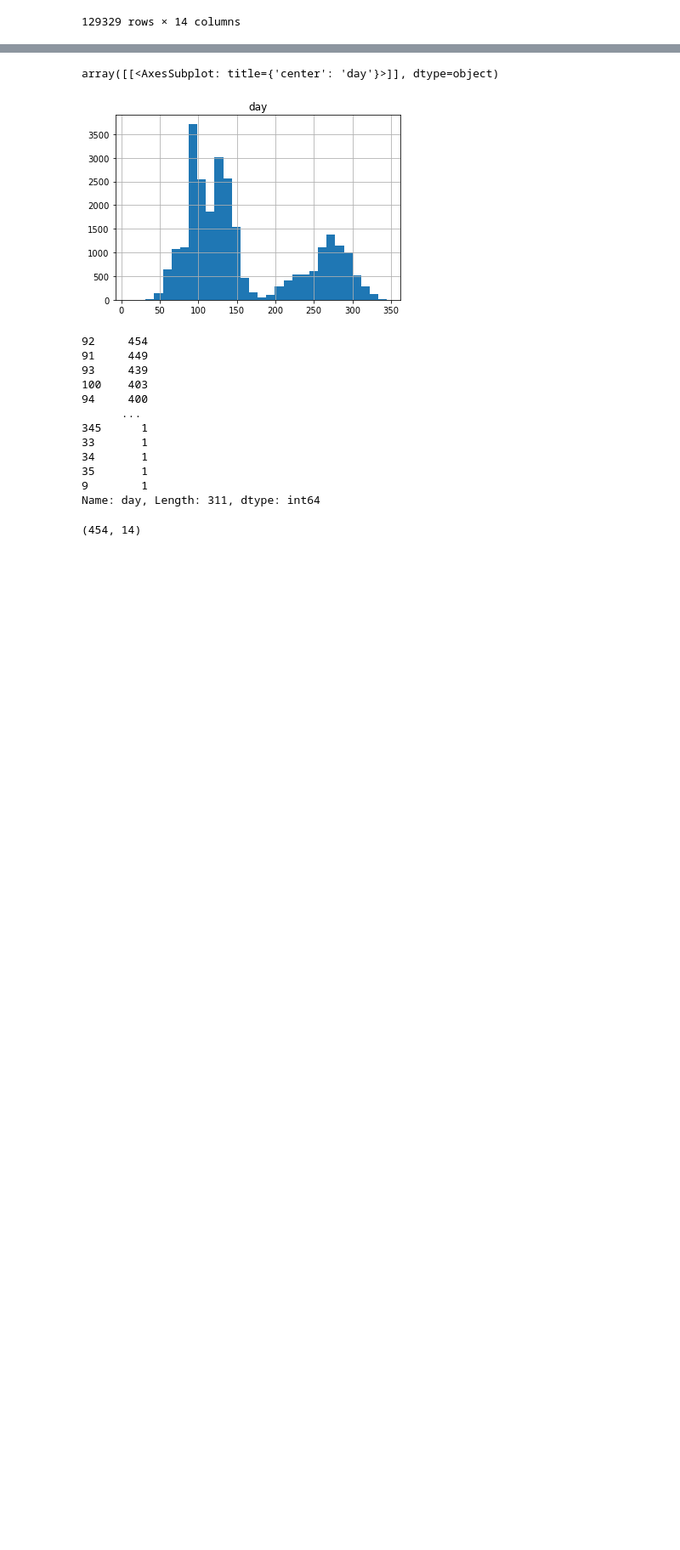
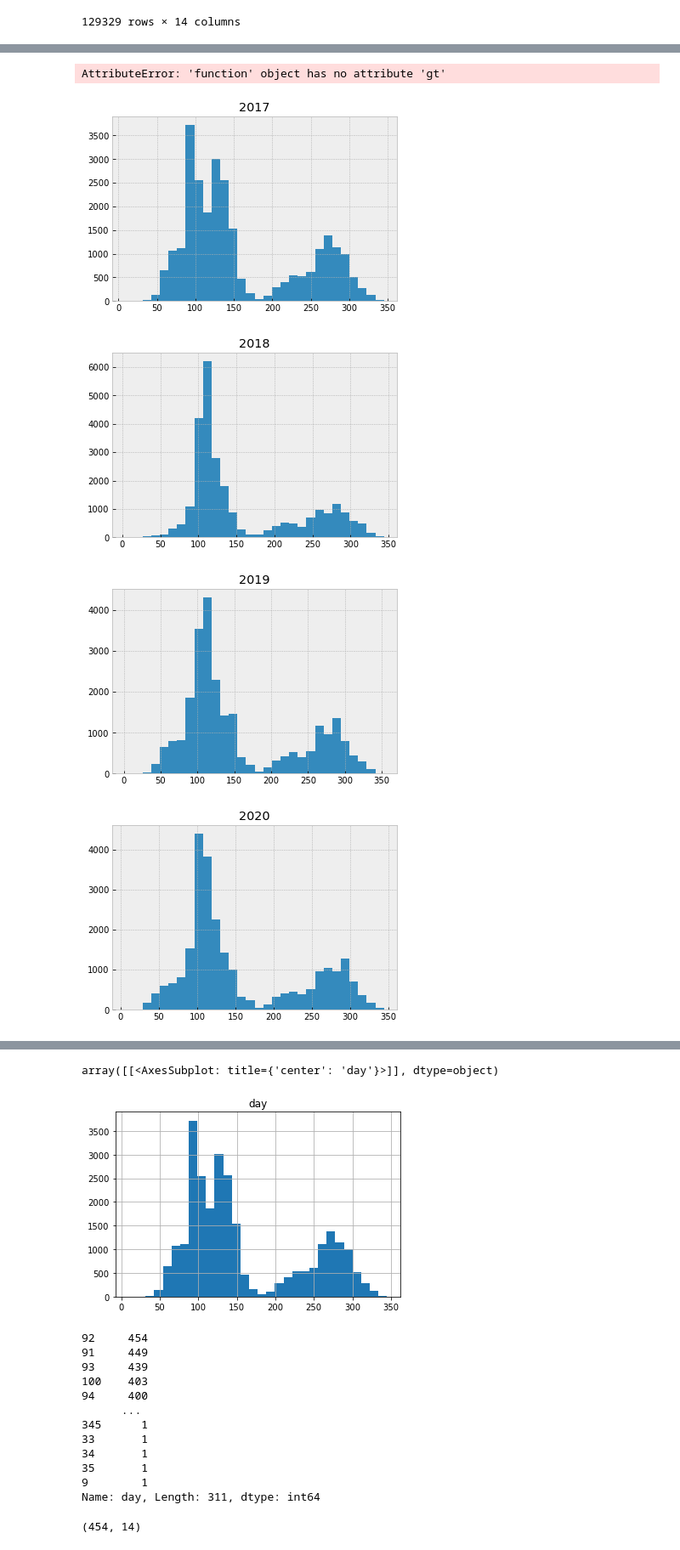
Before and after one commit to Vk0z/vitpheno, a Jupyter notebook: pep725_2017.ipynb, the cells around one changed output, grey strips where cells are left out. Shown: that part at 85% size. Drawn from its saved outputs; the diff is of its cells as text; code cells hidden in the pictures; blank space fills up the shorter version.

Commit message:
Data distributions on pep725_2017 file
Patch extraction for one image. Need to add label information

```diff
--- a/pep725_2017.ipynb
+++ b/pep725_2017.ipynb
@@ -42,3 +42,9 @@ gdf.set_crs(32632, inplace=True, allow_override=True)
 | 129327 | 19312 | 8.36667 | 48.6000 | 490 | 622 | 10000 | perm_grass | None | 131 | 2021 | 285 | ... |
 | 129328 | 8197 | 10.98330 | 48.2333 | 525 | 504 | 10000 | perm_grass | None | 111 | 2021 | 289 | ... |
 129329 rows × 14 columns
+# %%
+gdf_2017 = gdf.loc[gdf.year == 2017].sort_values(by='day', ascending=False)
+gdf_2018 = gdf.loc[gdf.year == 2018].sort_values(by='day', ascending=False)
+gdf_2019 = gdf.loc[gdf.year == 2019].sort_values(by='day', ascending=False)
+gdf_2020 = gdf.loc[gdf.year == 2020].sort_values(by='day', ascending=False)
+gdf_2021 = gdf.loc[gdf.year == 2021].sort_values(by='day', ascending=False)
@@ -44,0 +72,24 @@ gdf.set_crs(32632, inplace=True, allow_override=True)
+# %%
+result = gdf_2017_over_500.gt(500)
+# %% [output]
+AttributeError: 'function' object has no attribute 'gt'
+# %%
+# Individual plots
+gdf_2017.hist(column='day', bins=30, grid=True)
+plt.title('2017')
+
+gdf_2018.hist(column='day', bins=30, grid=True)
+plt.title('2018')
+gdf_2019.hist(column='day', bins=30, grid=True)
+plt.title('2019')
+gdf_2020.hist(column='day', bins=30, grid=True)
+plt.title('2020')
+gdf_2021.hist(column='day', bins=30, grid=True)
+plt.title('2021')
+plt.style.use('bmh')
+plt.show()
+# %% [output]
+[figure, added]
+[figure, added]
+[figure, added]
+[figure, added]
```
Also changed, not shown: parts of 6 cells of this notebook, 1 other file.
